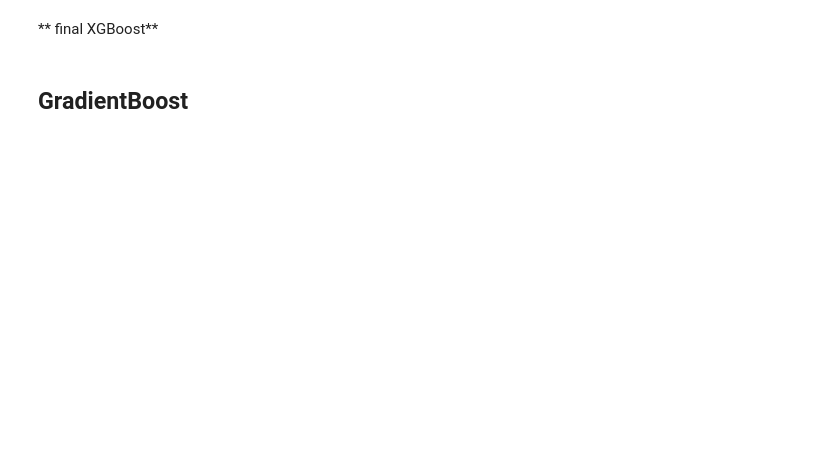
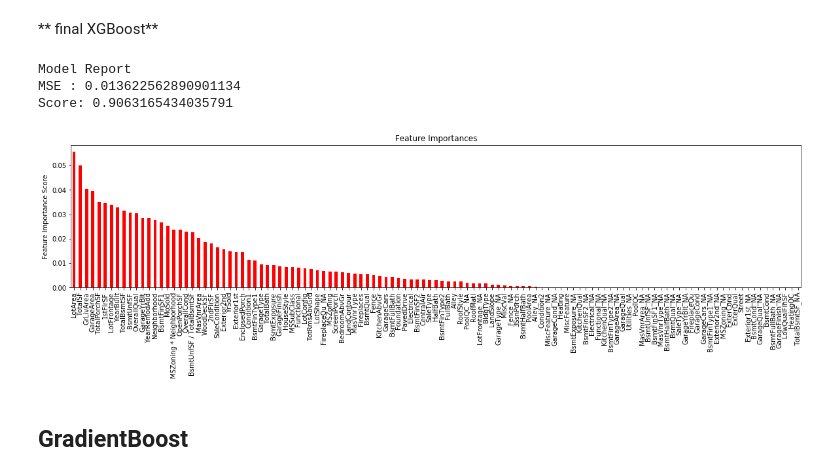
Before and after one commit to aungshumaan/MachineLearning_Housing, a Jupyter notebook: Melanie/final_analysis.ipynb, the cells around one changed output. Saved outputs shown, nothing was run; the diff lists cells and outputs as text; code cells hidden in the pictures; blank space fills up the shorter version.

```diff
--- a/Melanie/final_analysis.ipynb
+++ b/Melanie/final_analysis.ipynb
@@ -354,10 +424,10 @@ gsearch1.grid_scores_, gsearch1.best_params_, gsearch1.best_score_
 #tuning step 2: zooming in
 
 param_test2 = {
- 'max_depth':[8,9,10],
+ 'max_depth':[2,3,4],
  'min_child_weight':[1]
 }
 gsearch2 = GridSearchCV(estimator = xgb1,param_grid = param_test2,n_jobs=-1,iid=False, cv=5)
-gsearch2.fit(X_train,Y_train)
+gsearch2.fit(x_train,y_train)
 
 gsearch2.grid_scores_, gsearch2.best_params_, gsearch2.best_score_
@@ -381,8 +457,8 @@ param_test4 = {
 gsearch4 = GridSearchCV(estimator = XGBRegressor(
  learning_rate =0.1,
  n_estimators=1000,
- max_depth=5,
- min_child_weight=4,
+ max_depth=3,
+ min_child_weight=1,
  gamma=0,
  subsample=0.8,
  colsample_bytree=0.8,
@@ -392,5 +468,5 @@ gsearch4 = GridSearchCV(estimator = XGBRegressor(
  seed=27),param_grid = param_test4,n_jobs=-1,iid=False, cv=5)
 
 
-gsearch4.fit(X_train,Y_train)
+gsearch4.fit(x_train,y_train)
 gsearch4.grid_scores_, gsearch4.best_params_, gsearch4.best_score_
@@ -398,8 +482,8 @@ gsearch4.grid_scores_, gsearch4.best_params_, gsearch4.best_score_
 xgb2 = XGBRegressor(
  learning_rate =0.1,
  n_estimators=1000,
- max_depth=5,
- min_child_weight=4,
+ max_depth=3,
+ min_child_weight=1,
  gamma=0,
  subsample=0.8,
  colsample_bytree=0.8,
@@ -408,8 +492,8 @@ xgb2 = XGBRegressor(
  scale_pos_weight=1,
  seed=27)
 
-modelfitxgb(xgb2, X_train)
+modelfitxgb(xgb2, x_train)
 
-#max_depth: 5
-#min_child_weight: 4
+#max_depth: 3
+#min_child_weight: 1
 #gamma: 0
@@ -425,8 +513,8 @@ param_test5 = {
 gsearch5 = GridSearchCV(estimator = XGBRegressor(
  learning_rate =0.1,
  n_estimators=1000,
- max_depth=5,
- min_child_weight=4,
+ max_depth=3,
+ min_child_weight=1,
  gamma=0,
  objective= 'reg:linear',
  n_jobs=-1,
@@ -434,5 +522,5 @@ gsearch5 = GridSearchCV(estimator = XGBRegressor(
  seed=27),param_grid = param_test5,n_jobs=-1,iid=False, cv=5)
 
 
-gsearch5.fit(X_train,Y_train)
+gsearch5.fit(x_train,y_train)
 gsearch5.grid_scores_, gsearch5.best_params_, gsearch5.best_score_
@@ -484,27 +608,32 @@ gsearch7.grid_scores_, gsearch7.best_params_, gsearch7.best_score_
 ** final XGBoost**
 # %%
 xgb3 = XGBRegressor(
- learning_rate =0.1,
- n_estimators=1000,
+ learning_rate =0.01,
+ n_estimators=2000,
  max_depth=5,
  min_child_weight=4,
  gamma=0,
- subsample=0.8,
- colsample_bytree=0.55,
+ subsample=0.9,
+ colsample_bytree=0.7,
  objective= 'reg:linear',
  nthread=4,
  scale_pos_weight=1,
  reg_alpha=0.01,
  seed=27)
 
-modelfitxgb(xgb3, X_train)
+modelfitxgb(xgb3, x_train)
 
-#max_depth: 5
-#min_child_weight: 4
+#max_depth: 3
+#min_child_weight: 1
 #gamma: 0
-#subsample=0.8,
-#colsample_bytree=0.55,
+#subsample=0.9,
+#colsample_bytree=0.7,
 #reg_alpha=0.01
+# %% [output]
+Model Report
+MSE : 0.013622562890901134
+Score: 0.9063165434035791
+[figure, added]
 # %% [markdown]
 ## **GradientBoost**
 # %%
```
Also changed, not shown: parts of 31 cells of this notebook, 2 other files.
